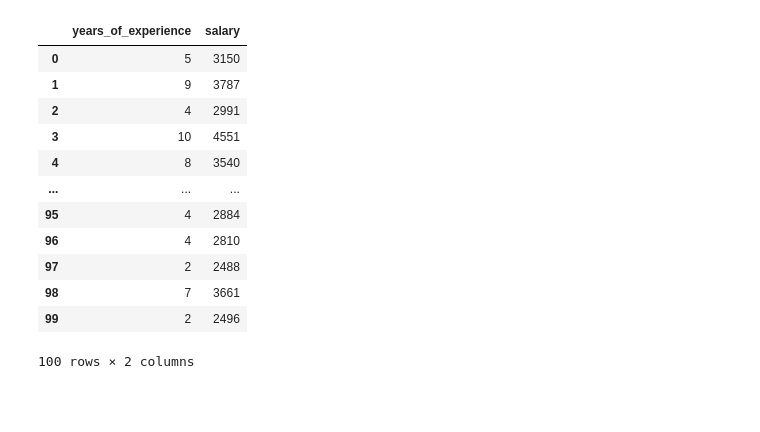
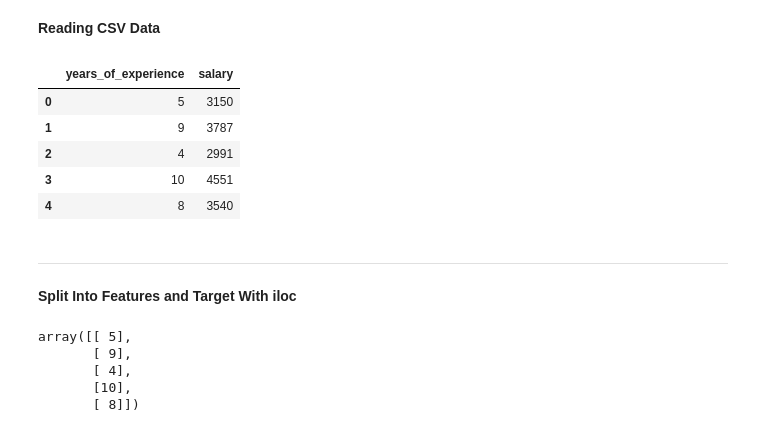
Before and after one commit to Jorwin-dev/linear-regression-py, a Jupyter notebook: salaries-linreg-py.ipynb, the cells around one changed output. Drawn from its saved outputs; the diff is of its cells as text; code cells hidden in the pictures; blank space fills up the shorter version.

```diff
--- a/salaries-linreg-py.ipynb
+++ b/salaries-linreg-py.ipynb
@@ -0,0 +1,2 @@
+# %% [markdown]
+**Reading CSV Data**
@@ -1,19 +9,23 @@
 # %%
-import pandas as pd
-
 df = pd.read_csv('salaries.csv')
-df
+df.head()
 # %% [output]
 |  | years_of_experience | salary |
 | 0 | 5 | 3150 |
 | 1 | 9 | 3787 |
 | 2 | 4 | 2991 |
 | 3 | 10 | 4551 |
 | 4 | 8 | 3540 |
-| ... | ... | ... |
-| 95 | 4 | 2884 |
-| 96 | 4 | 2810 |
-| 97 | 2 | 2488 |
-| 98 | 7 | 3661 |
-| 99 | 2 | 2496 |
-100 rows × 2 columns
+# %% [markdown]
+---
+# %% [markdown]
+**Split Into Features and Target With iloc**
+# %%
+X = df.iloc[:, :-1].values
+X[0:5]
+# %% [output]
+array([[ 5],
+       [ 9],
+       [ 4],
+       [10],
+       [ 8]])
```
Also changed, not shown: parts of 17 cells of this notebook.
